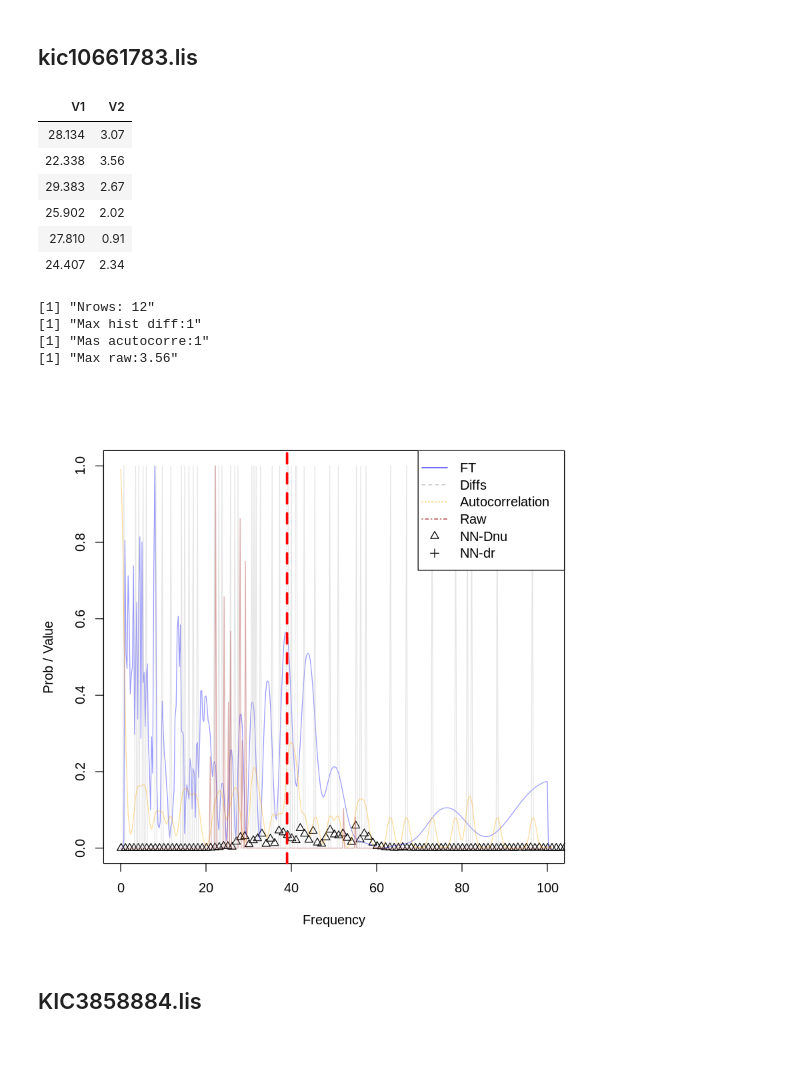
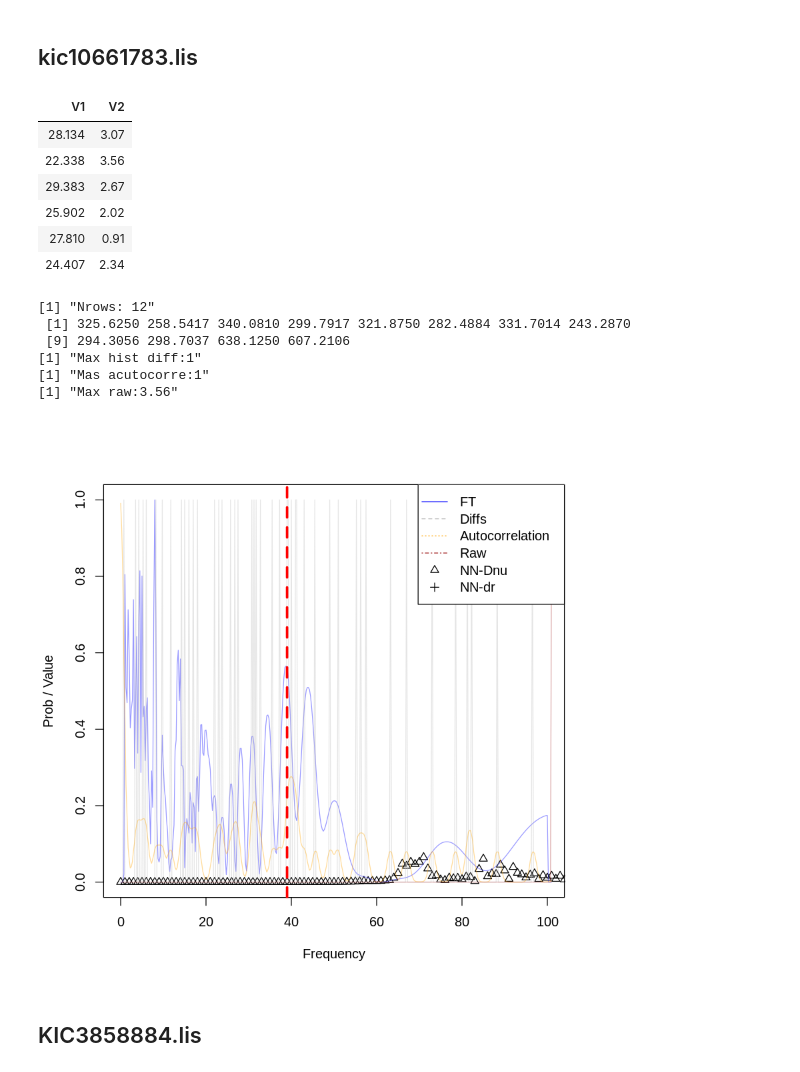
Before and after one commit to rmaestre/variableStars, a Jupyter notebook: docs/GPU/RAW-ZAMS_NN.ipynb, the cells around one changed output. Cells and saved outputs as stored; diff of their text form; code cells hidden in the pictures.

```diff
--- a/docs/GPU/RAW-ZAMS_NN.ipynb
+++ b/docs/GPU/RAW-ZAMS_NN.ipynb
@@ -654,7 +642,7 @@ errors <- rbind(errors, data.frame("star"="CID105906206", "difference"=20-max, "
 d <- read.csv(paste0(stars_base_dir,"HD15082.lis"), sep="", header=F)
 head(d)
 print(paste0("Nrows: ", dim(d)[1]))
-max <- validate_real_star(d, 80, 30)
+max <- validate_real_star(d, 80, 14)
 errors <- rbind(errors, data.frame("star"="HD15082", "difference"=80-max, "n"=dim(d)[1]))
 # %% [output]
 | V1 | V2 |
@@ -675,7 +675,7 @@ errors <- rbind(errors, data.frame("star"="HD15082", "difference"=80-max, "n"=di
 d <- read.csv(paste0(stars_base_dir,"HD159561.lis"), sep="", header=F)
 head(d)
 print(paste0("Nrows: ", dim(d)[1]))
-max <- validate_real_star(d, 38)
+max <- validate_real_star(d, 38, 19)
 errors <- rbind(errors, data.frame("star"="HD159561", "difference"=38-max, "n"=dim(d)[1]))
 # %% [output]
 | V1 | V2 |
@@ -698,7 +703,7 @@ head(d)
 print(paste0("Nrows: ", dim(d)[1]))
 
 
-max <- validate_real_star(d, 19)
+max <- validate_real_star(d, 19, 4.6)
 errors <- rbind(errors, data.frame("star"="HD172189", "difference"=19-max, "n"=dim(d)[1]))
 # %% [output]
 | V1 | V2 |
@@ -719,7 +733,7 @@ errors <- rbind(errors, data.frame("star"="HD172189", "difference"=19-max, "n"=d
 d <- read.csv(paste0(stars_base_dir,"KIC10080943.lis"), sep="", header=F)
 head(d)
 print(paste0("Nrows: ", dim(d)[1]))
-max <- validate_real_star(d, 52, 200)
+max <- validate_real_star(d, 52, 1.7)
 errors <- rbind(errors, data.frame("star"="KIC10080943", "difference"=52-max, "n"=dim(d)[1]))
 # %% [output]
 | V1 | V2 |
@@ -739,22 +753,24 @@ errors <- rbind(errors, data.frame("star"="KIC10080943", "difference"=52-max, "n
 # %%
 d <- read.csv(paste0(stars_base_dir,"kic10661783.lis"), sep="", header=F)
 head(d)
 print(paste0("Nrows: ", dim(d)[1]))
-max <- validate_real_star(d, 39, 30)
+max <- validate_real_star(d, 39, 7)
 errors <- rbind(errors, data.frame("star"="kic10661783", "difference"=39-max, "n"=dim(d)[1]))
 # %% [output]
 | V1 | V2 |
 | 28.134 | 3.07 |
 | 22.338 | 3.56 |
 | 29.383 | 2.67 |
 | 25.902 | 2.02 |
 | 27.810 | 0.91 |
 | 24.407 | 2.34 |
 [1] "Nrows: 12"
+ [1] 325.6250 258.5417 340.0810 299.7917 321.8750 282.4884 331.7014 243.2870
+ [9] 294.3056 298.7037 638.1250 607.2106
 [1] "Max hist diff:1"
 [1] "Mas acutocorre:1"
 [1] "Max raw:3.56"
-[figure, old version]
+[figure, new version]
 # %% [markdown]
 ## KIC3858884.lis
 # %%
```
Also changed, not shown: parts of 31 cells of this notebook, 2 other files.
